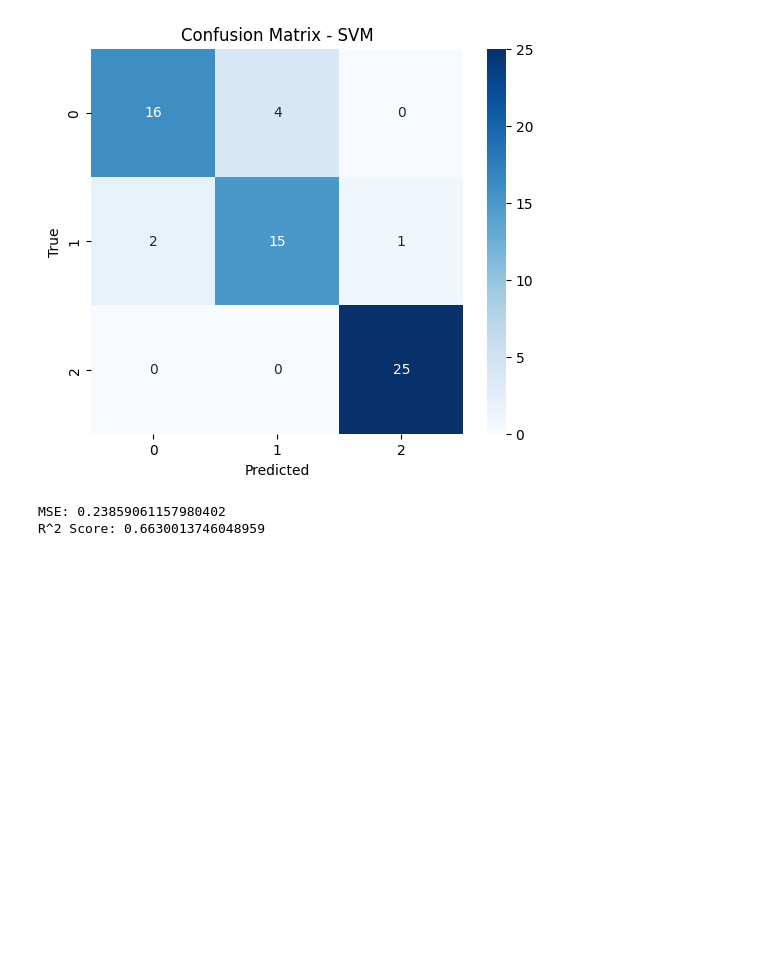
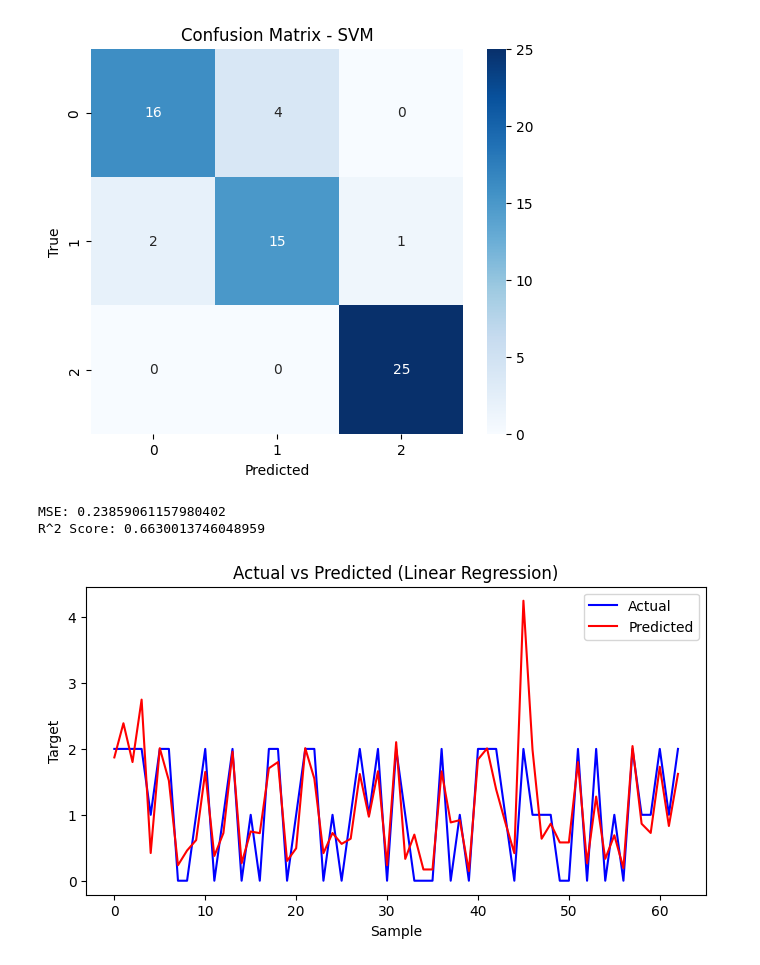
Before and after one commit to Shahbazi-Amir/Prompt-Quality-Evaluator-using-ML, a Jupyter notebook: prompt_quality_evaluator.ipynb, the cells around one changed output. Cells and saved outputs as stored; diff of their text form; code cells hidden in the pictures; blank space fills up the shorter version.

```diff
--- a/prompt_quality_evaluator.ipynb
+++ b/prompt_quality_evaluator.ipynb
@@ -208,3 +207,21 @@ print("R^2 Score:", r2_score(y_test, y_pred_reg))
 # %% [output]
 MSE: 0.23859061157980402
 R^2 Score: 0.6630013746048959
+# %%
+import matplotlib.pyplot as plt
+import seaborn as sns
+
+# تنظیمات ساده نمودار
+plt.figure(figsize=(8, 4))
+
+# نمودار واقعی در برابر پیش‌بینی
+sns.lineplot(x=range(len(y_test)), y=y_test, label="Actual", color='blue')
+sns.lineplot(x=range(len(y_pred_reg)), y=y_pred_reg, label="Predicted", color='red')
+
+plt.title("Actual vs Predicted (Linear Regression)")
+plt.xlabel("Sample")
+plt.ylabel("Target")
+plt.legend()
+plt.show()
+# %% [output]
+[figure, added]
```
Also changed, not shown: parts of 3 cells of this notebook, 2 other files.
